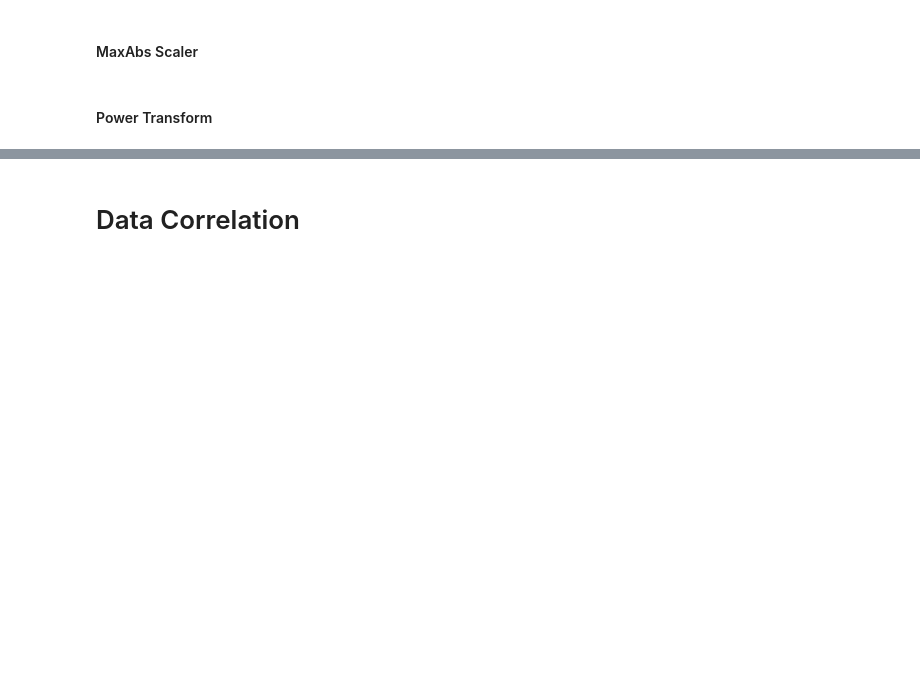
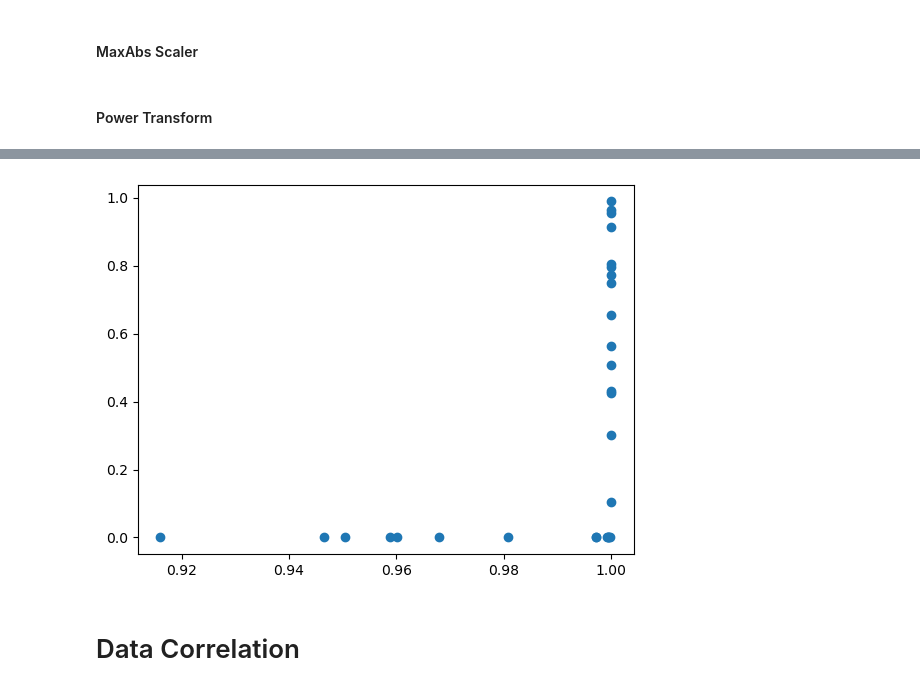
Before and after one commit to SeongilHeo/Kaggle, a Jupyter notebook: tablau/tablau.ipynb, the cells around one changed output, grey strips where cells are left out. Drawn from its saved outputs; the diff is of its cells as text; code cells hidden in the pictures; blank space fills up the shorter version.

```diff
--- a/tablau/tablau.ipynb
+++ b/tablau/tablau.ipynb
@@ -156,3 +189,16 @@ plt.savefig("./png/po_data_histogram.png")
+# %%
+
+test_stats,p_vals= [],[]
+s_data=np.array(df)
+for i in range(s_data.shape[1]):
+    data=s_data[:,i]
+    test_stat, p_val = stats.shapiro(data)
+    test_stats.append(test_stat)
+    p_vals.append(p_val)
+plt.scatter(test_stats,p_vals)
+plt.savefig("./png/normality/%s_sw.png"%(nameof(ma_data)))
+# %% [output]
+[figure, added]
 # %% [markdown]
 # Data Correlation
 # %%
```
Also changed, not shown: parts of 14 cells of this notebook.
